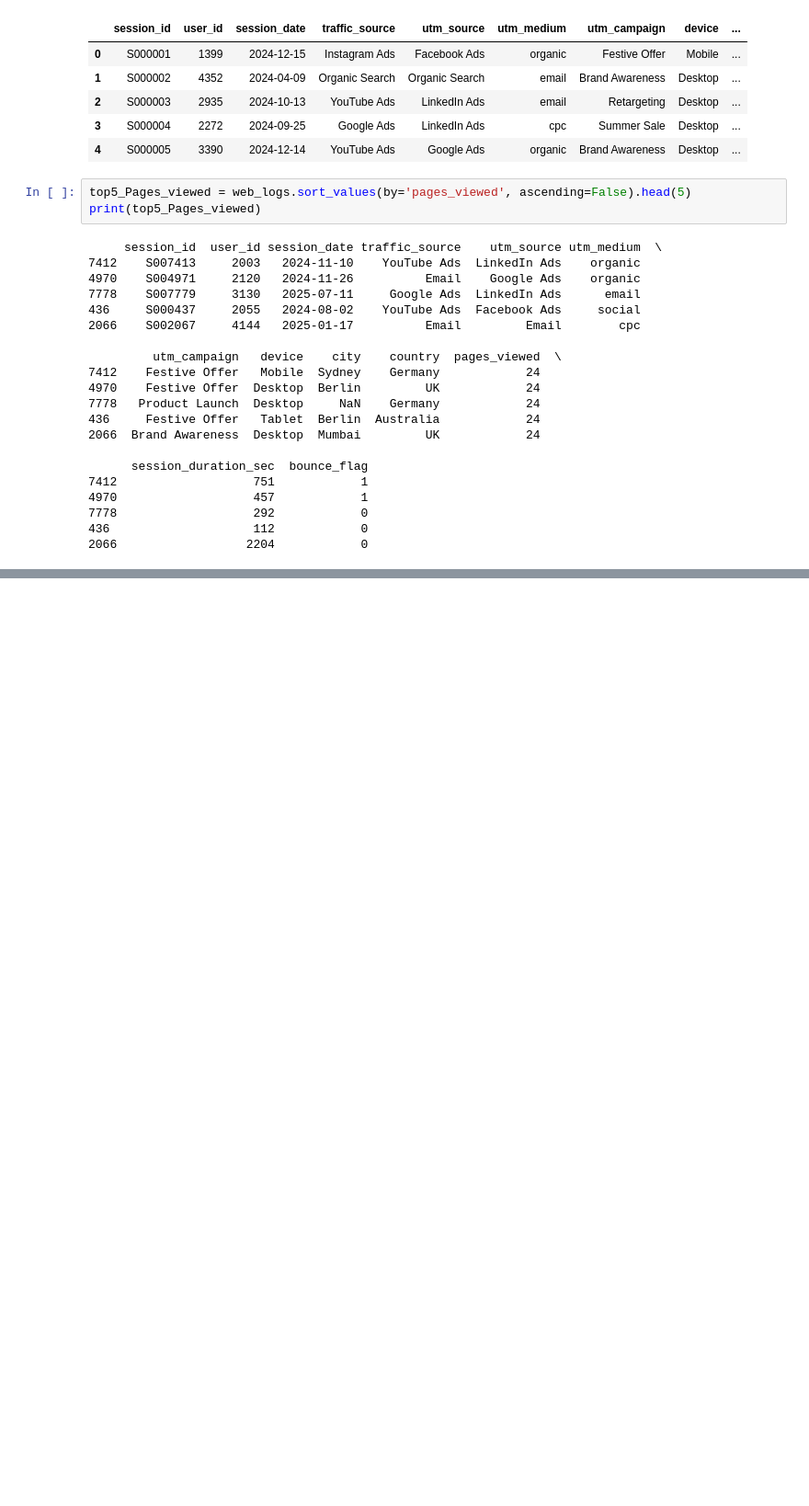
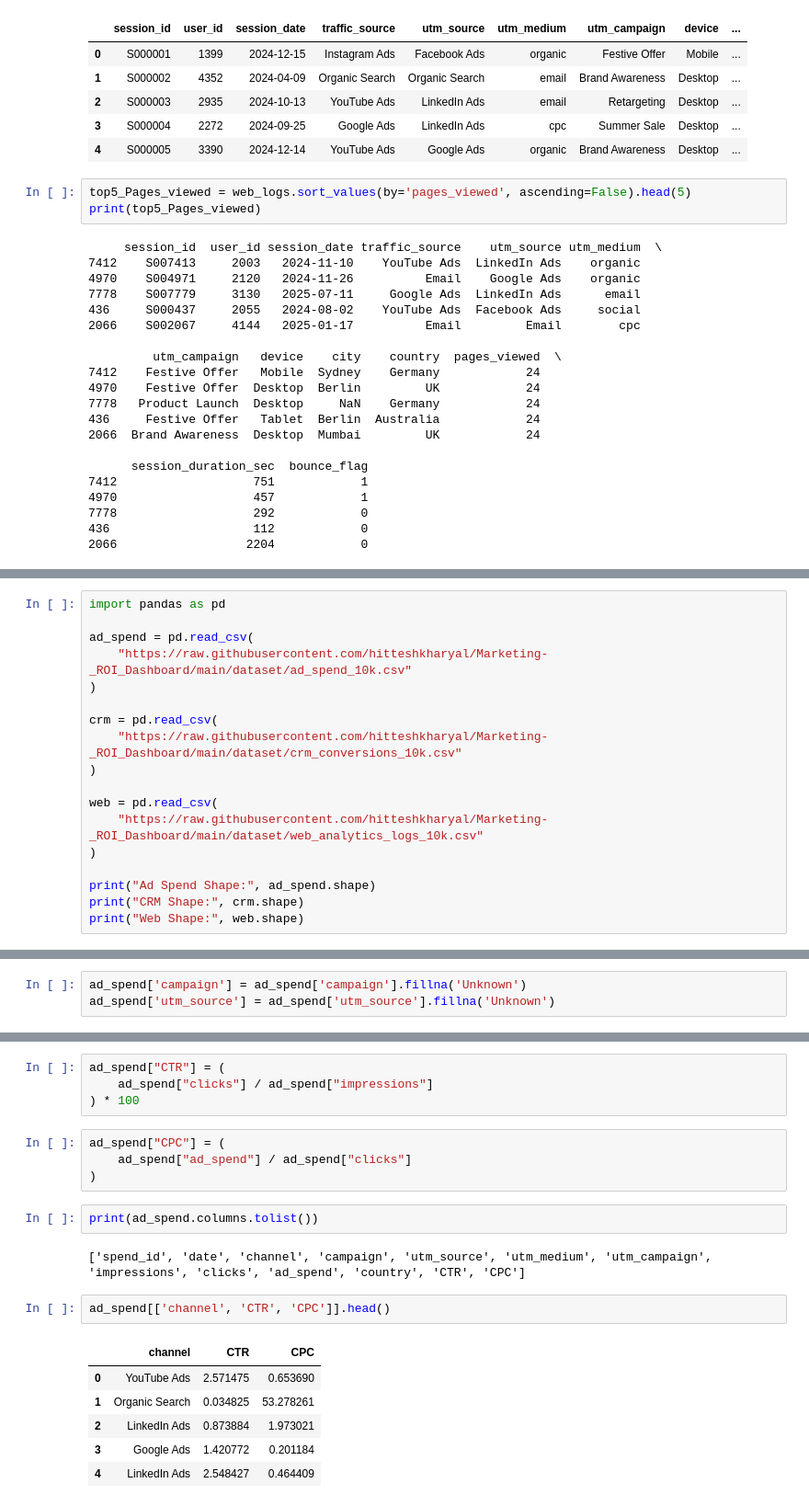
Before and after one commit to hitteshkharyal/Marketing-_ROI_Dashboard, a Jupyter notebook: project1.ipynb, the cells around one changed output, grey strips where cells are left out. Shown at 92% size. Saved outputs shown, nothing was run; the diff lists cells and outputs as text; blank space fills up the shorter version.

Commit message:
Added CTR, CPC calculations and marketing analysis

```diff
--- a/project1.ipynb
+++ b/project1.ipynb
@@ -94,0 +136,18 @@ print(top5_spend)
+# %%
+import pandas as pd
+
+ad_spend = pd.read_csv(
+    "https://raw.githubusercontent.com/hitteshkharyal/Marketing-_ROI_Dashboard/main/dataset/ad_spend_10k.csv"
+)
+
+crm = pd.read_csv(
+    "https://raw.githubusercontent.com/hitteshkharyal/Marketing-_ROI_Dashboard/main/dataset/crm_conversions_10k.csv"
+)
+
+web = pd.read_csv(
+    "https://raw.githubusercontent.com/hitteshkharyal/Marketing-_ROI_Dashboard/main/dataset/web_analytics_logs_10k.csv"
+)
+
+print("Ad Spend Shape:", ad_spend.shape)
+print("CRM Shape:", crm.shape)
+print("Web Shape:", web.shape)
@@ -94,0 +183,3 @@ print(top5_spend)
+# %%
+ad_spend['campaign'] = ad_spend['campaign'].fillna('Unknown')
+ad_spend['utm_source'] = ad_spend['utm_source'].fillna('Unknown')
@@ -94,0 +242,21 @@ print(top5_spend)
+# %%
+ad_spend["CTR"] = (
+    ad_spend["clicks"] / ad_spend["impressions"]
+) * 100
+# %%
+ad_spend["CPC"] = (
+    ad_spend["ad_spend"] / ad_spend["clicks"]
+)
+# %%
+print(ad_spend.columns.tolist())
+# %% [output]
+['spend_id', 'date', 'channel', 'campaign', 'utm_source', 'utm_medium', 'utm_campaign', 'impressions', 'clicks', 'ad_spend', 'country', 'CTR', 'CPC']
+# %%
+ad_spend[['channel', 'CTR', 'CPC']].head()
+# %% [output]
+|  | channel | CTR | CPC |
+| 0 | YouTube Ads | 2.571475 | 0.653690 |
+| 1 | Organic Search | 0.034825 | 53.278261 |
+| 2 | LinkedIn Ads | 0.873884 | 1.973021 |
+| 3 | Google Ads | 1.420772 | 0.201184 |
+| 4 | LinkedIn Ads | 2.548427 | 0.464409 |
```
Also changed, not shown: parts of 17 cells of this notebook.
